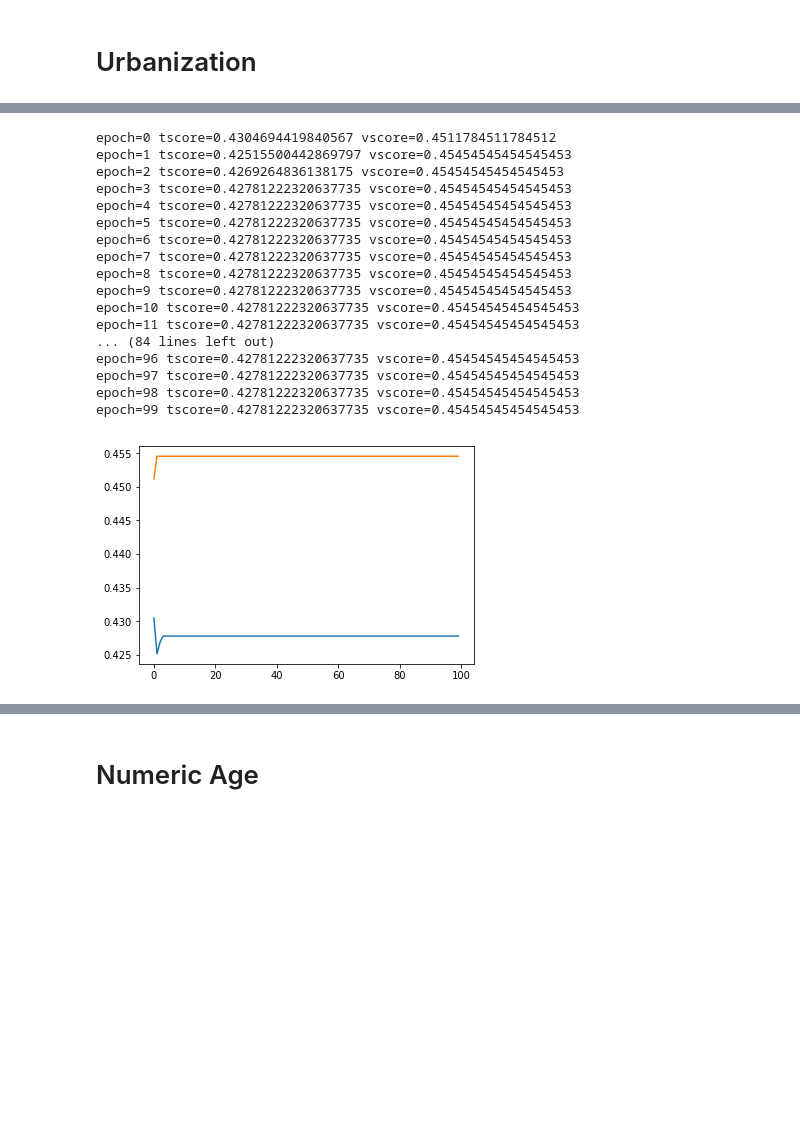
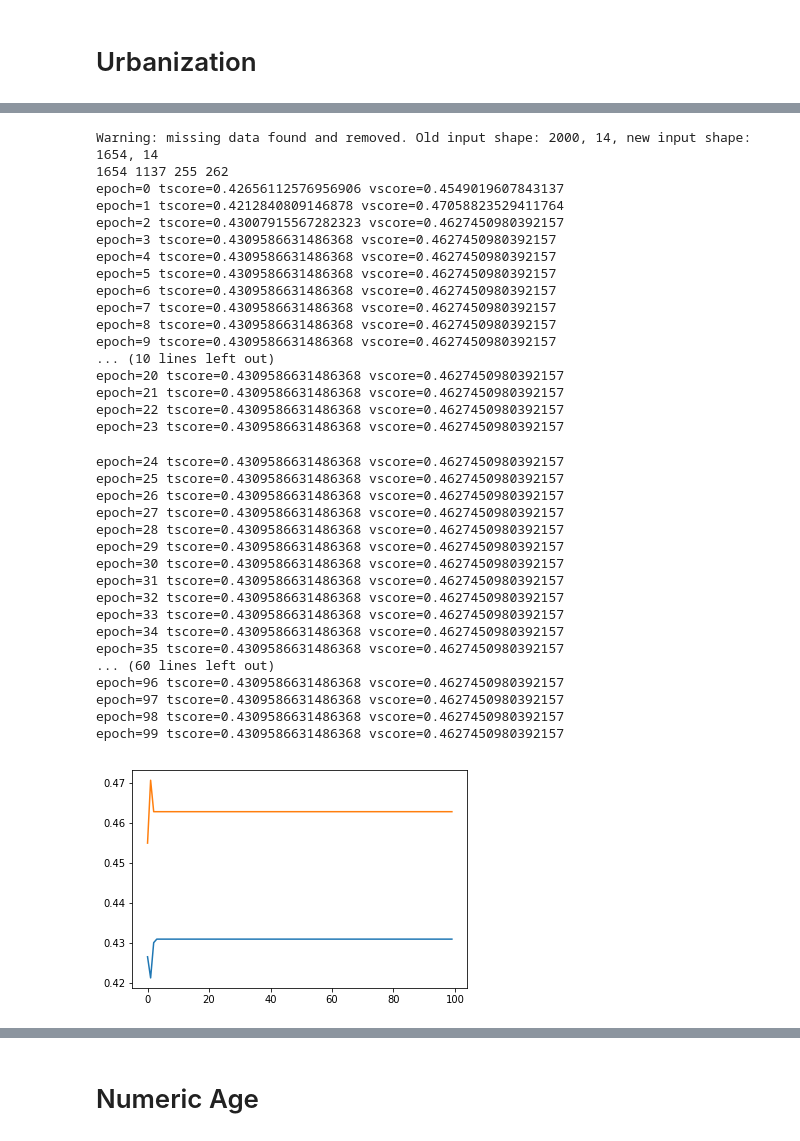
Before and after one commit to guglielmoG/MachineLearningVod, a Jupyter notebook: ML-Vod++.ipynb, the cells around one changed output, grey strips where cells are left out. Cells and saved outputs as stored; diff of their text form; code cells hidden in the pictures; blank space fills up the shorter version.

```diff
--- a/ML-Vod++.ipynb
+++ b/ML-Vod++.ipynb
@@ -598,18 +612,18 @@ class LogReg(interface):
     #Does not work for liblinear solver.
 
 
-    def _train(self, X, y, percentage, std, pca, epochs, args):
+    def _train(self, X, y, data, epochs, args):
 
         #create logistic regression
         log_regr_ = LogisticRegression(**args)
 
-        param_warm = (log_regr_, X, y, percentage, epochs, std, pca, True, self.build_seed)
+        param_warm = (log_regr_, data, X, y, epochs, True)
 
-        tscores, vscores, valid = train_LR(*param_warm)
+        tscores, vscores = train_LR(*param_warm)
 
         #save settings
         self.obj = log_regr_
-        return tscores, vscores, valid
+        return tscores, vscores
     def __str__(self):
         return 'Logistic Regression interface'
 # %%
@@ -954,9 +801,8 @@ See the caveats in the documentation: http://pandas.pydata.org/pandas-docs/stabl
 # Urbanization
 # %%
 X = df_filled[traffic_columns]
-y = df_filled['Urban'].map(lambda x: int(x), na_action = 'ignore')
-data = buildTrain(X, y, perc=0.85)
-print('train size %d, test size %d' % (data.get_size()))
+df_filled['Urban'] = df_filled['Urban'].map(lambda x: int(x), na_action = 'ignore')
+y = df_filled['Urban']
 build_seed = 4562
 my_perc = perc(build_seed)
 my_MLP = MLP(build_seed)
@@ -967,5 +810,5 @@ train size 1426, test size 228
 # %%
-my_perc.train(*data.get_train(), percentage=0.8, std=False, pca=0, threshold_unbalanced=0.6, epochs=200,  loss='squared_hinge',
+my_perc.train(X, y, percentage=(0.70,0.15,0.15), std=False, pca=0, threshold_unbalanced=0.6, epochs=200,  loss='squared_hinge',
               penalty='none', alpha=1e-8, power_t=0.7, it_interval=100, learning_rate='constant', eta0=1e-8,
               class_weight=None)
 # %% [output]
@@ -990,5 +833,5 @@ run=200 tscore=0.430469 vscore=0.451178
 # %%
-my_MLP.train(*data.get_train(), percentage=0.8, std=False, pca=0, threshold_unbalanced=0.6, epochs=90,
+my_MLP.train(X, y, percentage=(0.70,0.15,0.15), std=False, pca=0, threshold_unbalanced=0.6, epochs=90,
              hidden_layer_sizes = (200,), batch_size = 50, learning_rate_init=1e-4, solver = 'adam',
              learning_rate = 'constant', momentum = 0.5, nesterovs_momentum = False,
              alpha = 0.10, tol = 1e-4)
@@ -1015,24 +867,41 @@ epoch=89 loss=1.0691703229454566 tscore=0.4304694419840567 vscore=0.451178451178
 # %%
-my_lr.train(*data.get_train(), percentage=0.8, std=False, pca=0, threshold_unbalanced=0.6, epochs=100,
+my_lr.train(X, y, percentage=(0.70,0.15,0.15), std=False, pca=0, threshold_unbalanced=0.6, epochs=100,
             penalty="l2", dual=False, tol=0.0001, C=1.0, fit_intercept=True, intercept_scaling=1,
             class_weight=None,  solver="newton-cg", max_iter=100, multi_class="multinomial")
 # %% [output]
-epoch=0 tscore=0.4304694419840567 vscore=0.4511784511784512
-epoch=1 tscore=0.42515500442869797 vscore=0.45454545454545453
-epoch=2 tscore=0.4269264836138175 vscore=0.45454545454545453
-epoch=3 tscore=0.42781222320637735 vscore=0.45454545454545453
-epoch=4 tscore=0.42781222320637735 vscore=0.45454545454545453
-epoch=5 tscore=0.42781222320637735 vscore=0.45454545454545453
-epoch=6 tscore=0.42781222320637735 vscore=0.45454545454545453
-epoch=7 tscore=0.42781222320637735 vscore=0.45454545454545453
-epoch=8 tscore=0.42781222320637735 vscore=0.45454545454545453
-epoch=9 tscore=0.42781222320637735 vscore=0.45454545454545453
-epoch=10 tscore=0.42781222320637735 vscore=0.45454545454545453
-epoch=11 tscore=0.42781222320637735 vscore=0.45454545454545453
-... (84 lines left out)
-epoch=96 tscore=0.42781222320637735 vscore=0.45454545454545453
-epoch=97 tscore=0.42781222320637735 vscore=0.45454545454545453
-epoch=98 tscore=0.42781222320637735 vscore=0.45454545454545453
-epoch=99 tscore=0.42781222320637735 vscore=0.45454545454545453
+Warning: missing data found and removed. Old input shape: 2000, 14, new input shape: 1654, 14
+1654 1137 255 262
+epoch=0 tscore=0.42656112576956906 vscore=0.4549019607843137
+epoch=1 tscore=0.4212840809146878 vscore=0.47058823529411764
+epoch=2 tscore=0.43007915567282323 vscore=0.4627450980392157
+epoch=3 tscore=0.4309586631486368 vscore=0.4627450980392157
+epoch=4 tscore=0.4309586631486368 vscore=0.4627450980392157
+epoch=5 tscore=0.4309586631486368 vscore=0.4627450980392157
+epoch=6 tscore=0.4309586631486368 vscore=0.4627450980392157
+epoch=7 tscore=0.4309586631486368 vscore=0.4627450980392157
+epoch=8 tscore=0.4309586631486368 vscore=0.4627450980392157
+epoch=9 tscore=0.4309586631486368 vscore=0.4627450980392157
+... (10 lines left out)
+epoch=20 tscore=0.4309586631486368 vscore=0.4627450980392157
+epoch=21 tscore=0.4309586631486368 vscore=0.4627450980392157
+epoch=22 tscore=0.4309586631486368 vscore=0.4627450980392157
+epoch=23 tscore=0.4309586631486368 vscore=0.4627450980392157
+epoch=24 tscore=0.4309586631486368 vscore=0.4627450980392157
+epoch=25 tscore=0.4309586631486368 vscore=0.4627450980392157
+epoch=26 tscore=0.4309586631486368 vscore=0.4627450980392157
+epoch=27 tscore=0.4309586631486368 vscore=0.4627450980392157
+epoch=28 tscore=0.4309586631486368 vscore=0.4627450980392157
+epoch=29 tscore=0.4309586631486368 vscore=0.4627450980392157
+epoch=30 tscore=0.4309586631486368 vscore=0.4627450980392157
+epoch=31 tscore=0.4309586631486368 vscore=0.4627450980392157
+epoch=32 tscore=0.4309586631486368 vscore=0.4627450980392157
+epoch=33 tscore=0.4309586631486368 vscore=0.4627450980392157
+epoch=34 tscore=0.4309586631486368 vscore=0.4627450980392157
+epoch=35 tscore=0.4309586631486368 vscore=0.4627450980392157
+... (60 lines left out)
+epoch=96 tscore=0.4309586631486368 vscore=0.4627450980392157
+epoch=97 tscore=0.4309586631486368 vscore=0.4627450980392157
+epoch=98 tscore=0.4309586631486368 vscore=0.4627450980392157
+epoch=99 tscore=0.4309586631486368 vscore=0.4627450980392157
-[figure, old version]
+[figure, new version]
 # %%
```
Also changed, not shown: parts of 72 cells of this notebook.
